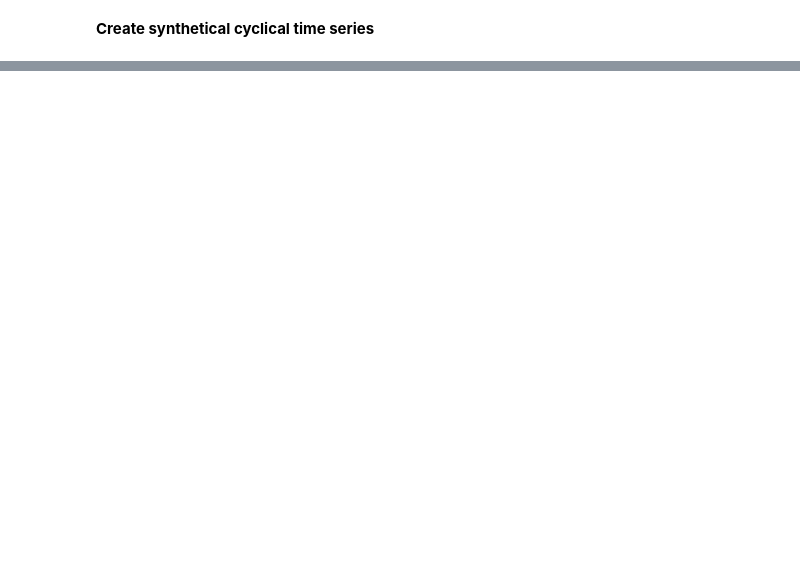
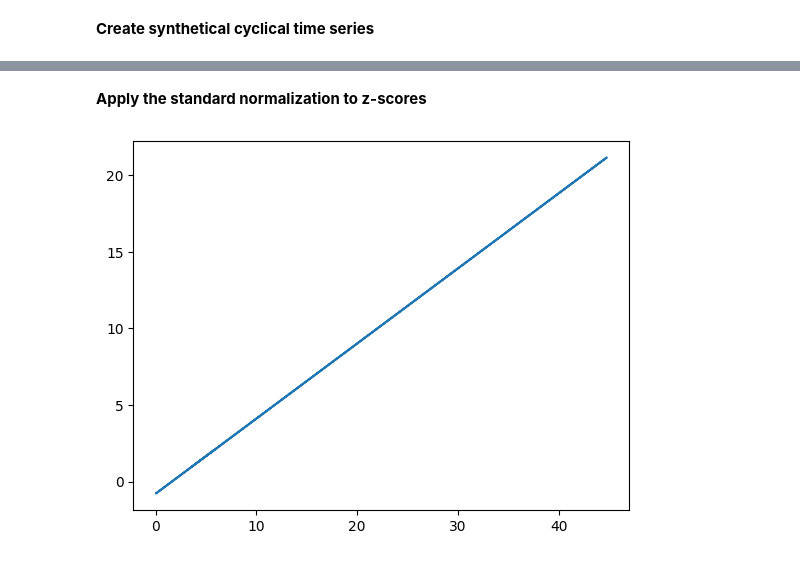
Before and after one commit to AleksandrMorozov123/Time-series-theory, a Jupyter notebook: time-series-forecasting.ipynb, the cells around one changed output, grey strips where cells are left out. Saved outputs shown, nothing was run; the diff lists cells and outputs as text; code cells hidden in the pictures; blank space fills up the shorter version.

```diff
--- a/time-series-forecasting.ipynb
+++ b/time-series-forecasting.ipynb
@@ -161,0 +131,14 @@ True
+# %% [markdown]
+**Apply the standard normalization to z-scores**
+# %%
+from sklearn.preprocessing import StandardScaler
+from scipy.stats import normaltest
+
+scaler = StandardScaler ()
+vals_ss = scaler.fit_transform (vals.reshape (-1, 1))
+_, p = normaltest (vals_ss)
+
+plt.plot(vals,vals_ss)
+plt.show()
+# %% [output]
+[figure, added]
```
Also changed, not shown: parts of 16 cells of this notebook.
